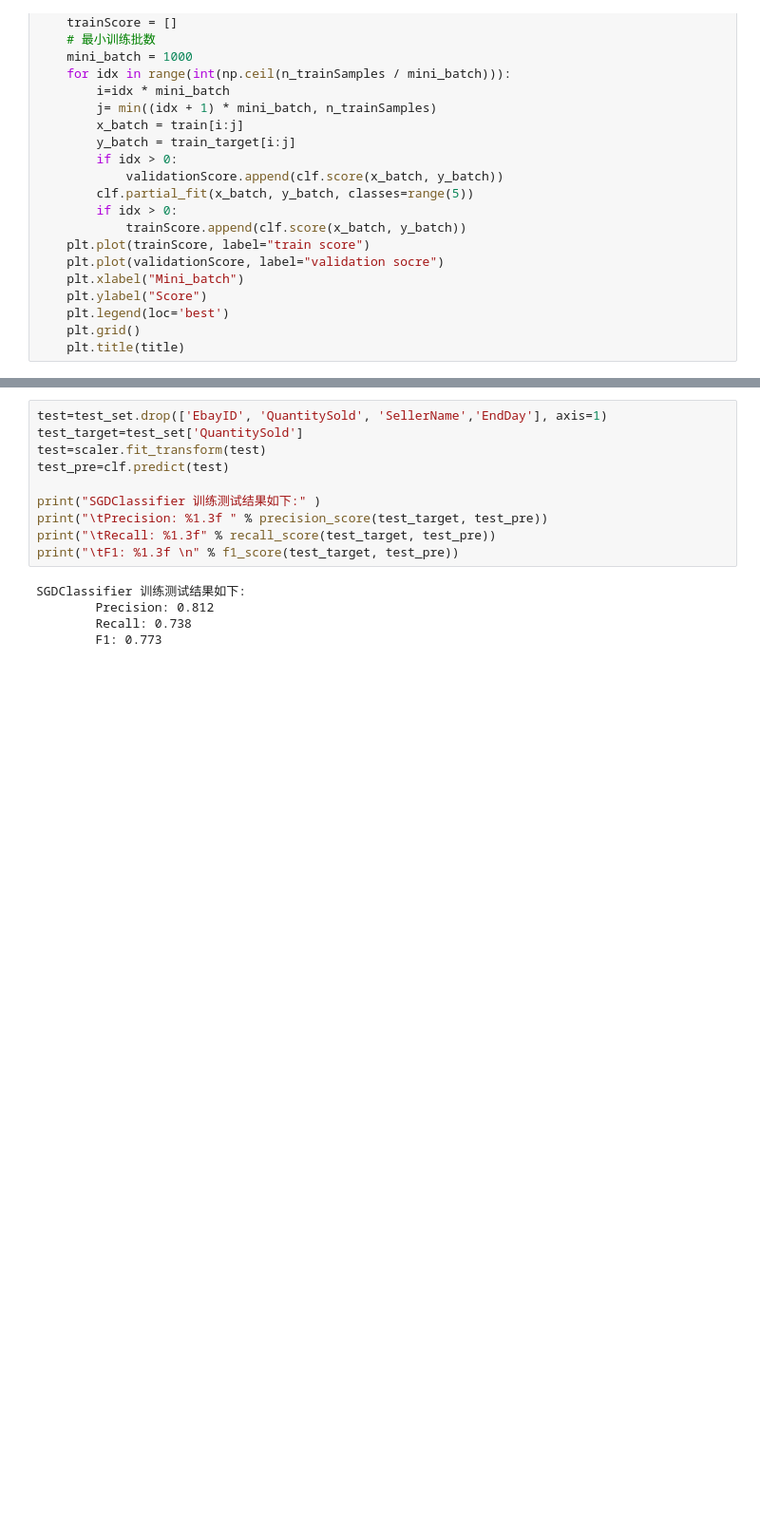
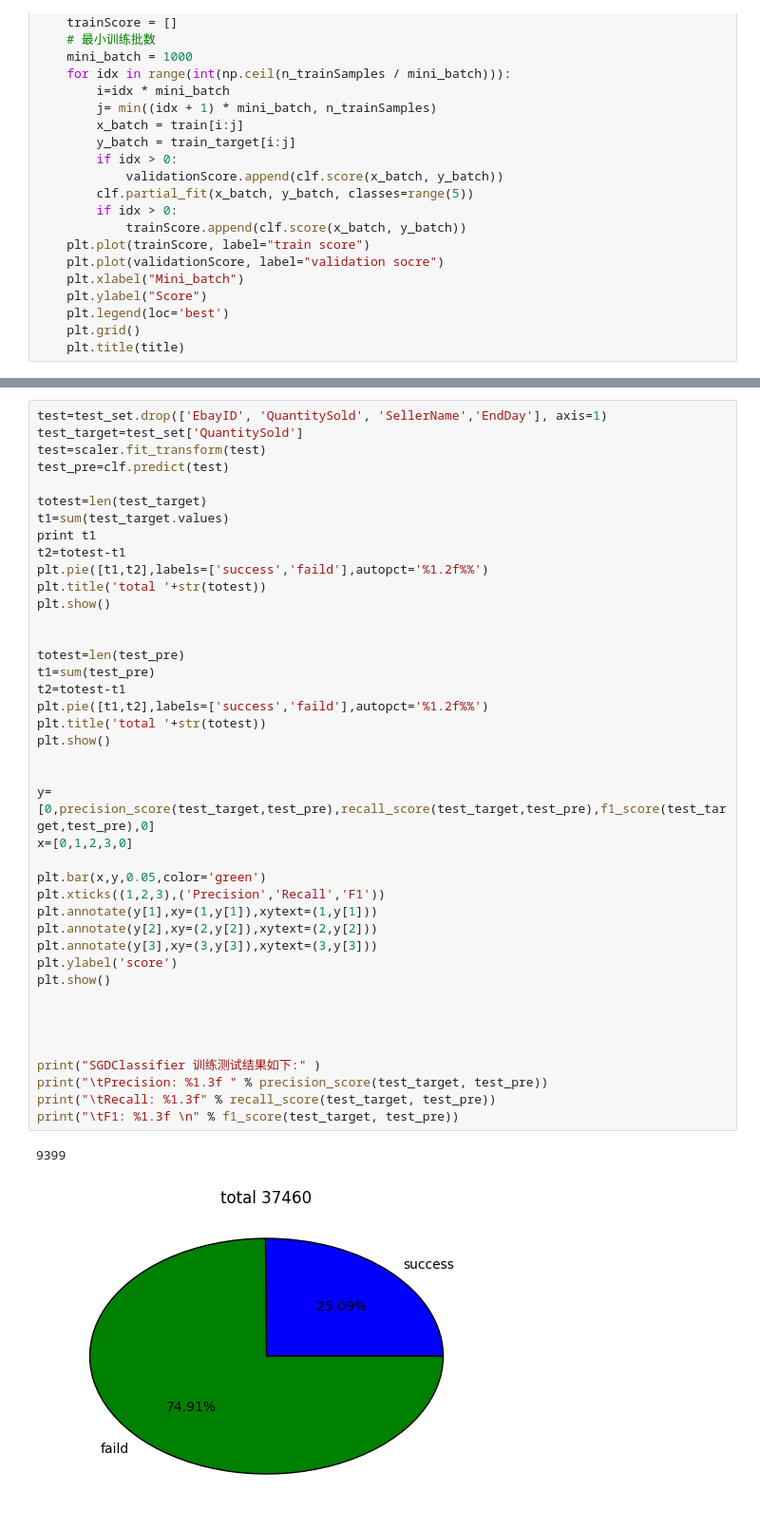
Before and after one commit to yahaa/violent_python, a Jupyter notebook: chapter5/lr2.ipynb, the cells around one changed output, grey strips where cells are left out. Shown: that part at 95% size. Cells and saved outputs as stored; diff of their text form; blank space fills up the shorter version.

```diff
--- a/chapter5/lr2.ipynb
+++ b/chapter5/lr2.ipynb
@@ -57,15 +57,44 @@ plt.show()
-# %%
-test=test_set.drop(['EbayID', 'QuantitySold', 'SellerName','EndDay'], axis=1)
-test_target=test_set['QuantitySold']
-test=scaler.fit_transform(test)
-test_pre=clf.predict(test)
-
-print("SGDClassifier 训练测试结果如下:" )
-print("\tPrecision: %1.3f " % precision_score(test_target, test_pre))
-print("\tRecall: %1.3f" % recall_score(test_target, test_pre))
-print("\tF1: %1.3f \n" % f1_score(test_target, test_pre))
-# %% [output]
-SGDClassifier 训练测试结果如下:
-        Precision: 0.812
-        Recall: 0.738
-        F1: 0.773
+# %%
+test=test_set.drop(['EbayID', 'QuantitySold', 'SellerName','EndDay'], axis=1)
+test_target=test_set['QuantitySold']
+test=scaler.fit_transform(test)
+test_pre=clf.predict(test)
+
+totest=len(test_target)
+t1=sum(test_target.values)
+print t1
+t2=totest-t1
+plt.pie([t1,t2],labels=['success','faild'],autopct='%1.2f%%')
+plt.title('total '+str(totest))
+plt.show()
+
+
+totest=len(test_pre)
+t1=sum(test_pre)
+t2=totest-t1
+plt.pie([t1,t2],labels=['success','faild'],autopct='%1.2f%%')
+plt.title('total '+str(totest))
+plt.show()
+
+
+y=[0,precision_score(test_target,test_pre),recall_score(test_target,test_pre),f1_score(test_target,test_pre),0]
+x=[0,1,2,3,0]
+
+plt.bar(x,y,0.05,color='green')
+plt.xticks((1,2,3),('Precision','Recall','F1'))
+plt.annotate(y[1],xy=(1,y[1]),xytext=(1,y[1]))
+plt.annotate(y[2],xy=(2,y[2]),xytext=(2,y[2]))
+plt.annotate(y[3],xy=(3,y[3]),xytext=(3,y[3]))
+plt.ylabel('score')
+plt.show()
+
+
+
+
+print("SGDClassifier 训练测试结果如下:" )
+print("\tPrecision: %1.3f " % precision_score(test_target, test_pre))
+print("\tRecall: %1.3f" % recall_score(test_target, test_pre))
+print("\tF1: %1.3f \n" % f1_score(test_target, test_pre))
+# %% [output]
+9399
+[figure, added]
```
Also changed, not shown: parts of 2 cells of this notebook, 48 other files.
